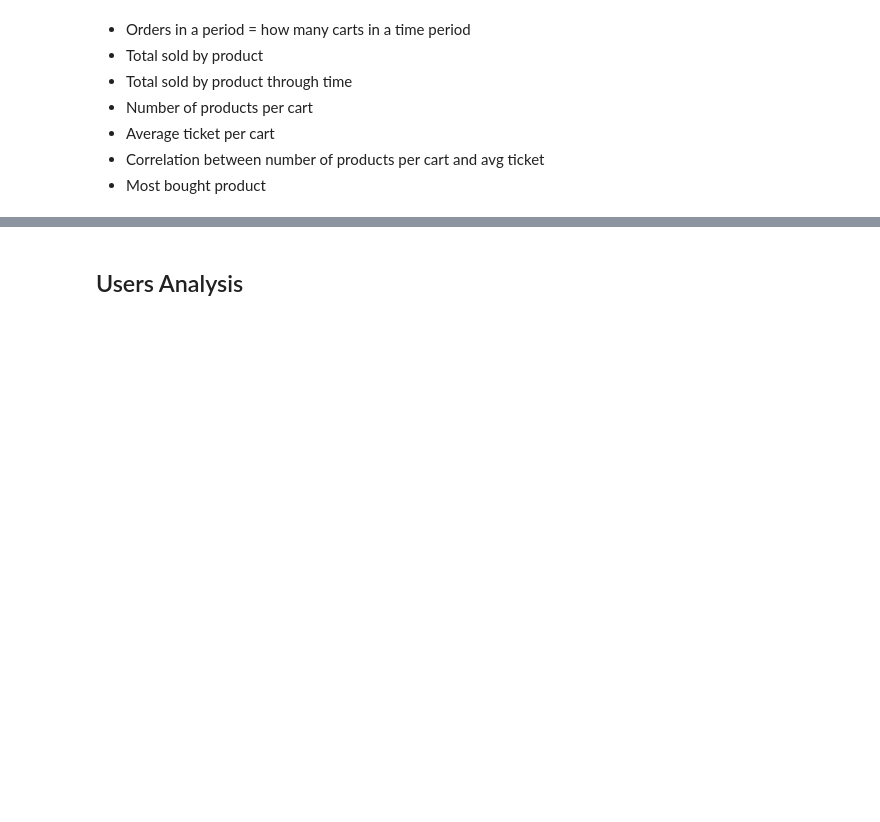
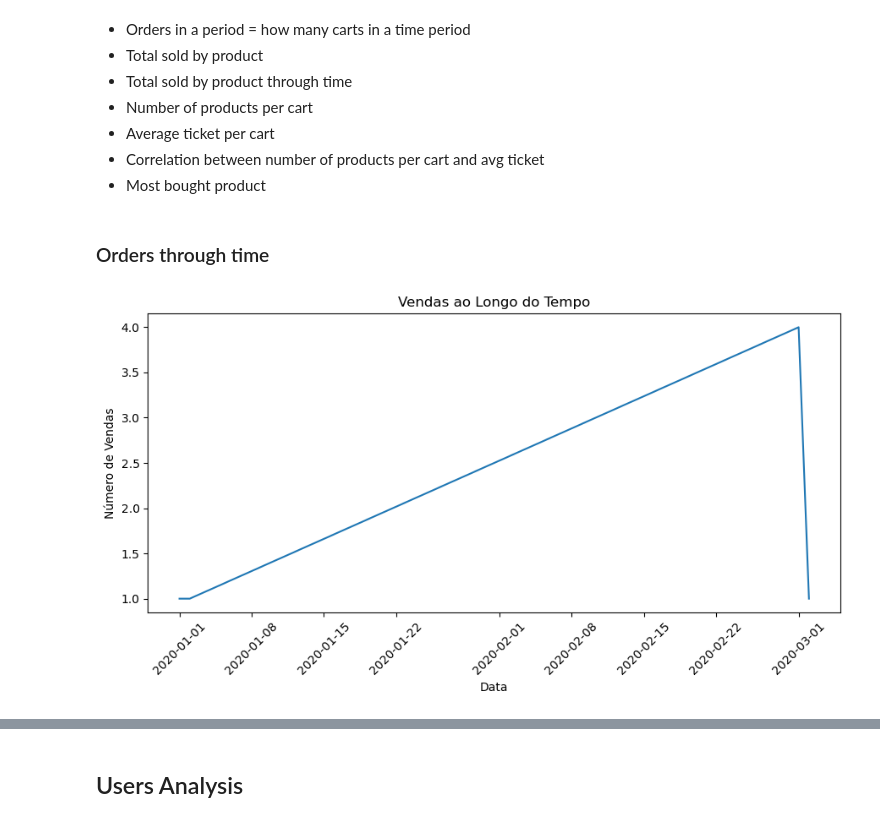
Before and after one commit to joaomj/api_data_analysis, a Jupyter notebook: notebook_eda.ipynb, the cells around one changed output, grey strips where cells are left out. Drawn from its saved outputs; the diff is of its cells as text; code cells hidden in the pictures; blank space fills up the shorter version.

```diff
--- a/notebook_eda.ipynb
+++ b/notebook_eda.ipynb
@@ -744,3 +755,25 @@ print(top_products[['title', 'weighted_rating']].head())
 - Average ticket per cart
 - Correlation between number of products per cart and avg ticket
 - Most bought product
+# %% [markdown]
+### Orders through time
+# %%
+# Convertendo a coluna 'date' para datetime
+df_carts['date'] = pd.to_datetime(df_carts['date']) # quando o pandas salva em csv, ele converte o formato 'datetime' para 'string'
+
+# Contando o número de vendas por data
+sales_per_day = df_carts.groupby(df_carts['date'].dt.date).size()
+
+# Criando o gráfico de vendas ao longo do tempo
+plt.figure(figsize=(9, 5))
+sales_per_day.plot(kind='line')
+plt.title('Vendas ao Longo do Tempo')
+plt.xlabel('Data')
+plt.ylabel('Número de Vendas')
+plt.xticks(rotation=45)
+
+plt.tight_layout()
+plt.savefig('img/orders_time.png')
+plt.show()
+# %% [output]
+[figure, added]
```
Also changed, not shown: parts of 10 cells of this notebook.
